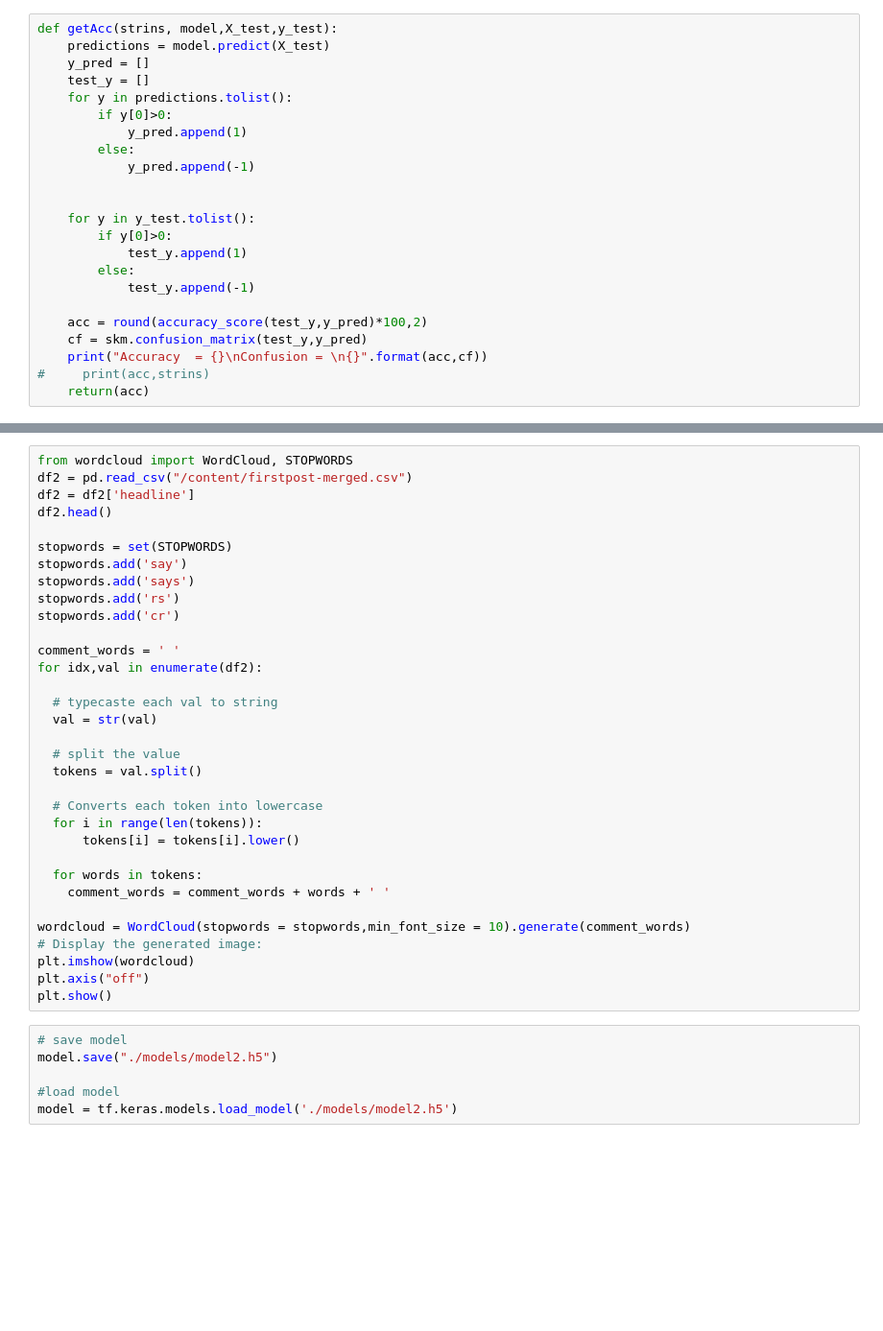
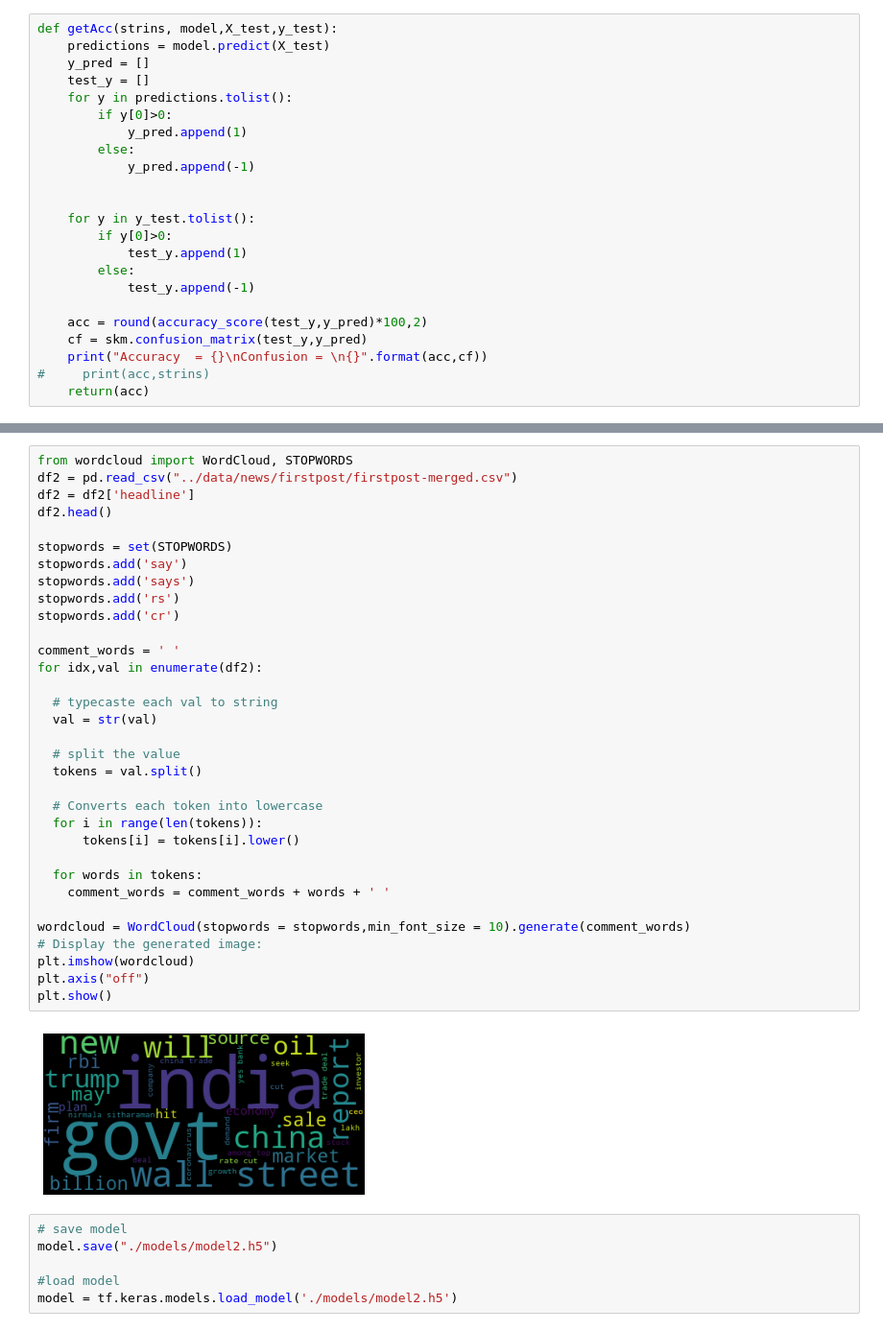
Before and after one commit to bhatshravan/AeroStocks, a Jupyter notebook: python/classifier/Predict.ipynb, the cells around one changed output, grey strips where cells are left out. Shown at 96% size. Saved outputs shown, nothing was run; the diff lists cells and outputs as text; blank space fills up the shorter version.

```diff
--- a/python/classifier/Predict.ipynb
+++ b/python/classifier/Predict.ipynb
@@ -164,36 +166,38 @@ plt.show()
 # %%
 from wordcloud import WordCloud, STOPWORDS
-df2 = pd.read_csv("/content/firstpost-merged.csv")
+df2 = pd.read_csv("../data/news/firstpost/firstpost-merged.csv")
 df2 = df2['headline']
 df2.head()
 
 stopwords = set(STOPWORDS)
 stopwords.add('say')
 stopwords.add('says')
 stopwords.add('rs')
 stopwords.add('cr')
 
 comment_words = ' '
 for idx,val in enumerate(df2):
 
   # typecaste each val to string
   val = str(val)
 
   # split the value
   tokens = val.split()
 
   # Converts each token into lowercase
   for i in range(len(tokens)):
       tokens[i] = tokens[i].lower()
 
   for words in tokens:
     comment_words = comment_words + words + ' '
 
 wordcloud = WordCloud(stopwords = stopwords,min_font_size = 10).generate(comment_words)
 # Display the generated image:
 plt.imshow(wordcloud)
 plt.axis("off")
 plt.show()
+# %% [output]
+[figure, added]
 # %%
 # save model
 model.save("./models/model2.h5")
```
Also changed, not shown: parts of 6 cells of this notebook, 27 other files.
